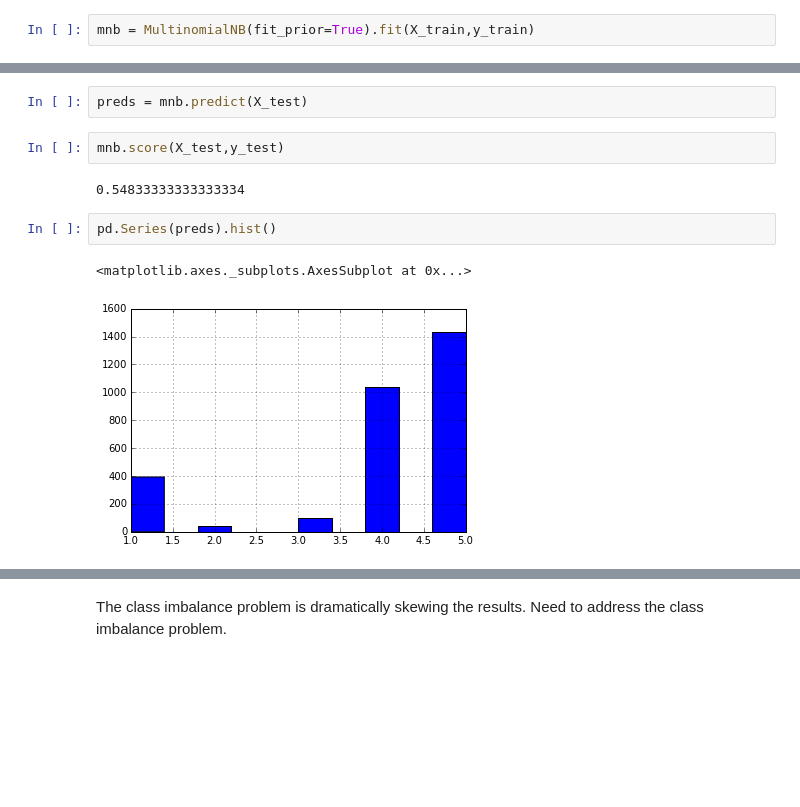
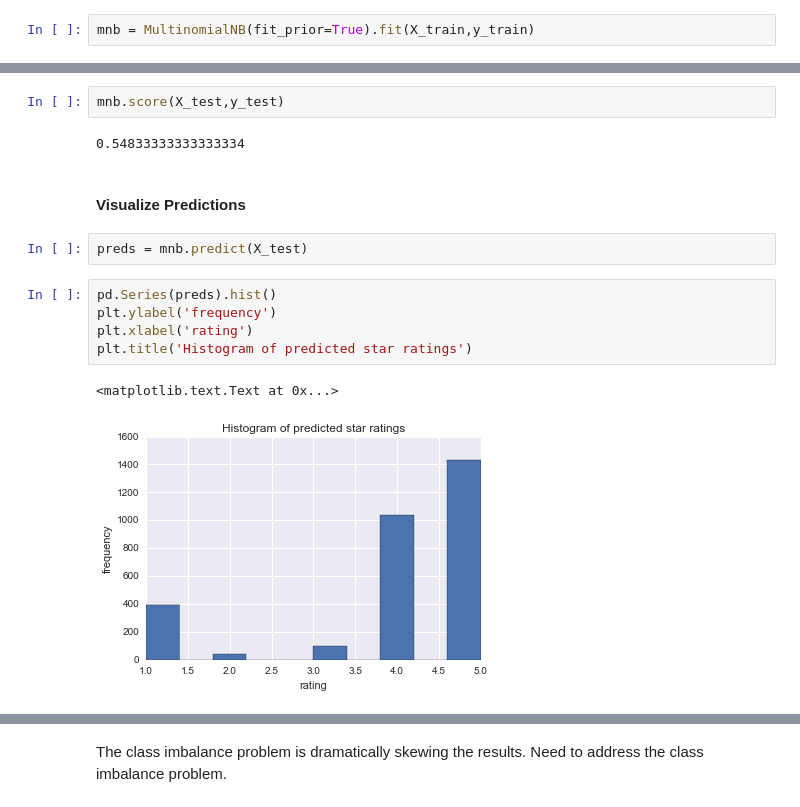
Before and after one commit to jstnstwrt/yelp-data-challenge, a Jupyter notebook: model_selection.ipynb, the cells around one changed output, grey strips where cells are left out. Saved outputs shown, nothing was run; the diff lists cells and outputs as text; blank space fills up the shorter version.

```diff
--- a/model_selection.ipynb
+++ b/model_selection.ipynb
@@ -62,12 +63,17 @@ array([ 0.12414286,  0.08514286,  0.126     ,  0.264     ,  0.40071429])
+# %%
+mnb.score(X_test,y_test)
+# %% [output]
+0.54833333333333334
+# %% [markdown]
+#### Visualize Predictions
 # %%
 preds = mnb.predict(X_test)
-# %%
-mnb.score(X_test,y_test)
-# %% [output]
-0.54833333333333334
-# %%
-pd.Series(preds).hist()
-# %% [output]
-<matplotlib.axes._subplots.AxesSubplot at 0x...>
-[figure, removed]
+# %%
+pd.Series(preds).hist()
+plt.ylabel('frequency')
+plt.xlabel('rating')
+plt.title('Histogram of predicted star ratings')
+# %% [output]
+<matplotlib.text.Text at 0x...>
+[figure, added]
 # %% [markdown]
```
Also changed, not shown: parts of 22 cells of this notebook.
